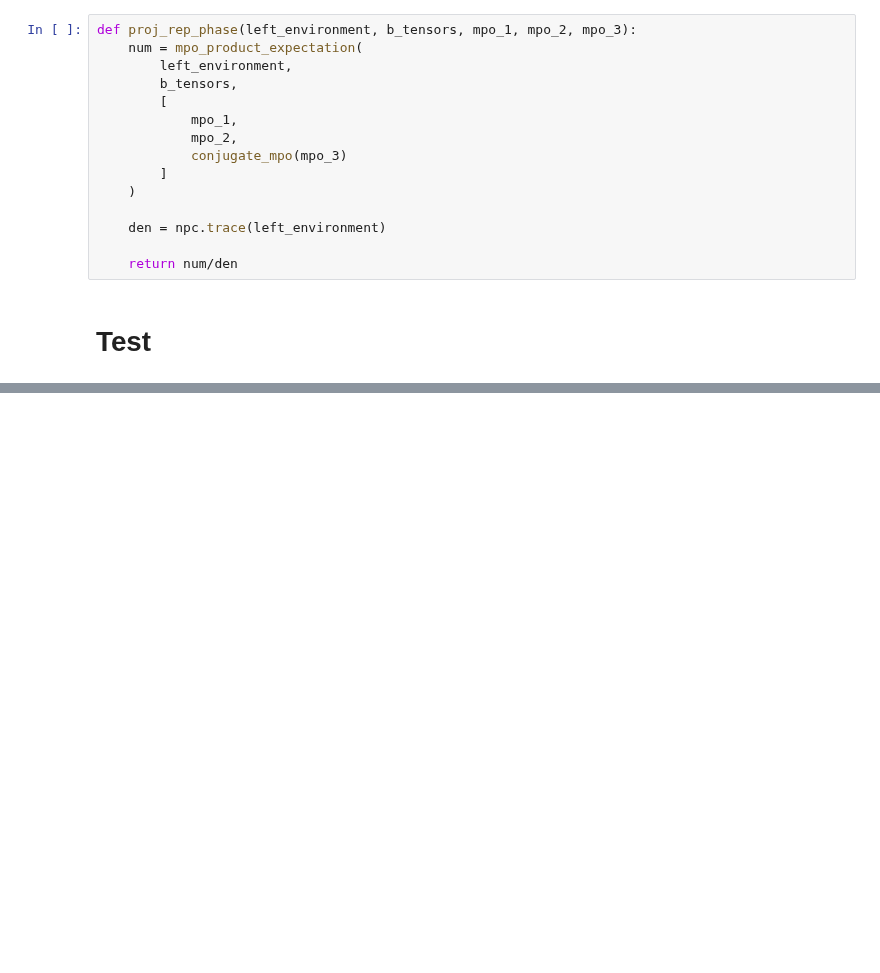
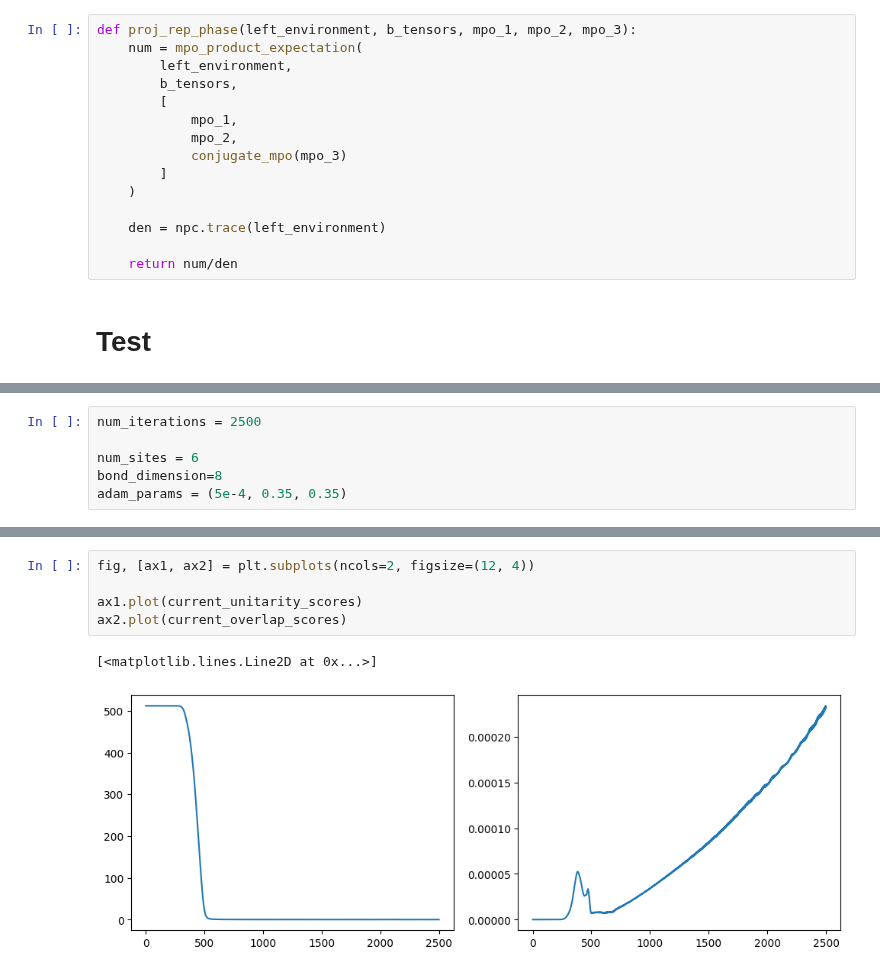
Before and after one commit to kieran-cooney/spt_numerical_classificiation, a Jupyter notebook: code/fermionic_cases/gradient_descent_density_matrix_learning.ipynb, the cells around one changed output, grey strips where cells are left out. Cells and saved outputs as stored; diff of their text form; blank space fills up the shorter version.

```diff
--- a/code/fermionic_cases/gradient_descent_density_matrix_learning.ipynb
+++ b/code/fermionic_cases/gradient_descent_density_matrix_learning.ipynb
@@ -1386,0 +1421,6 @@ self | other
+# %%
+num_iterations = 2500
+
+num_sites = 6
+bond_dimension=8
+adam_params = (5e-4, 0.35, 0.35)
@@ -1386,0 +1507,8 @@ self | other
+# %%
+fig, [ax1, ax2] = plt.subplots(ncols=2, figsize=(12, 4))
+
+ax1.plot(current_unitarity_scores)
+ax2.plot(current_overlap_scores)
+# %% [output]
+[<matplotlib.lines.Line2D at 0x...>]
+[figure, added]
```
Also changed, not shown: parts of 26 cells of this notebook.
